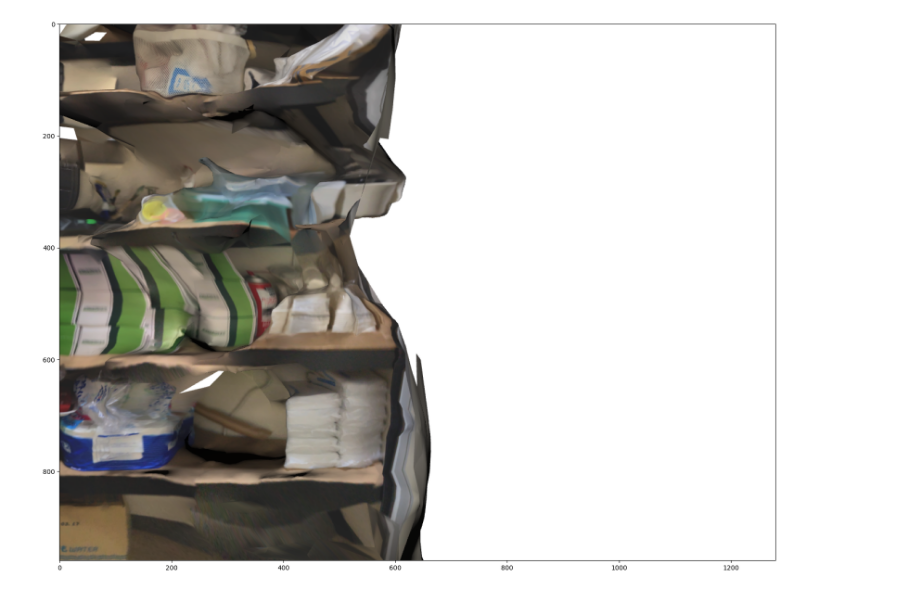
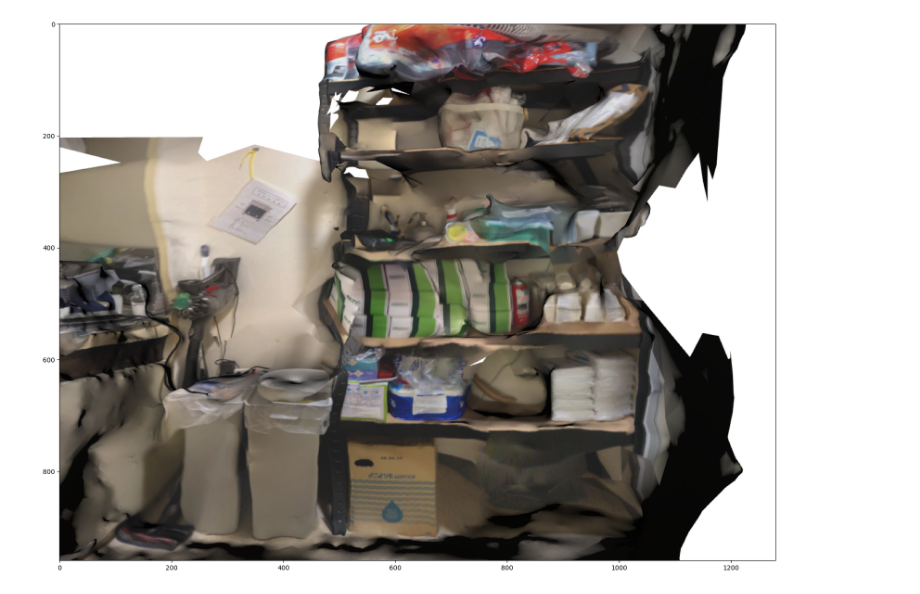
Before and after one commit to konbraphat51/RoomReader, a Jupyter notebook: pyrender_test.ipynb, the cells around one changed output. Saved outputs shown, nothing was run; the diff lists cells and outputs as text; code cells hidden in the pictures.

Commit message:
Look at direction

```diff
--- a/pyrender_test.ipynb
+++ b/pyrender_test.ipynb
@@ -49,6 +49,6 @@ def look_at(vector):
 
     return euler_to_quaternion(0, pitch, yaw)
 # %%
-change_view([-1, 1, 1], look_at([0, 0, -11]))
+change_view([-1.5, 1, 0.5], look_at([1, 0, -11]))
 # %% [output]
-[figure, old version]
+[figure, new version]
```
